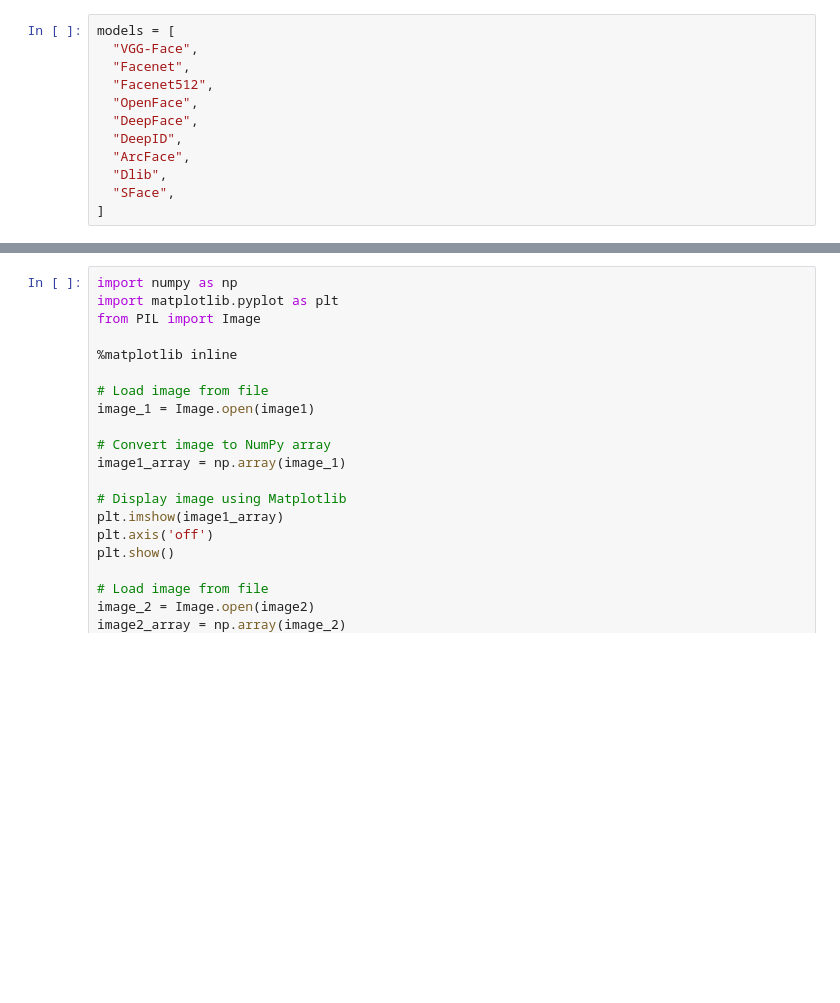
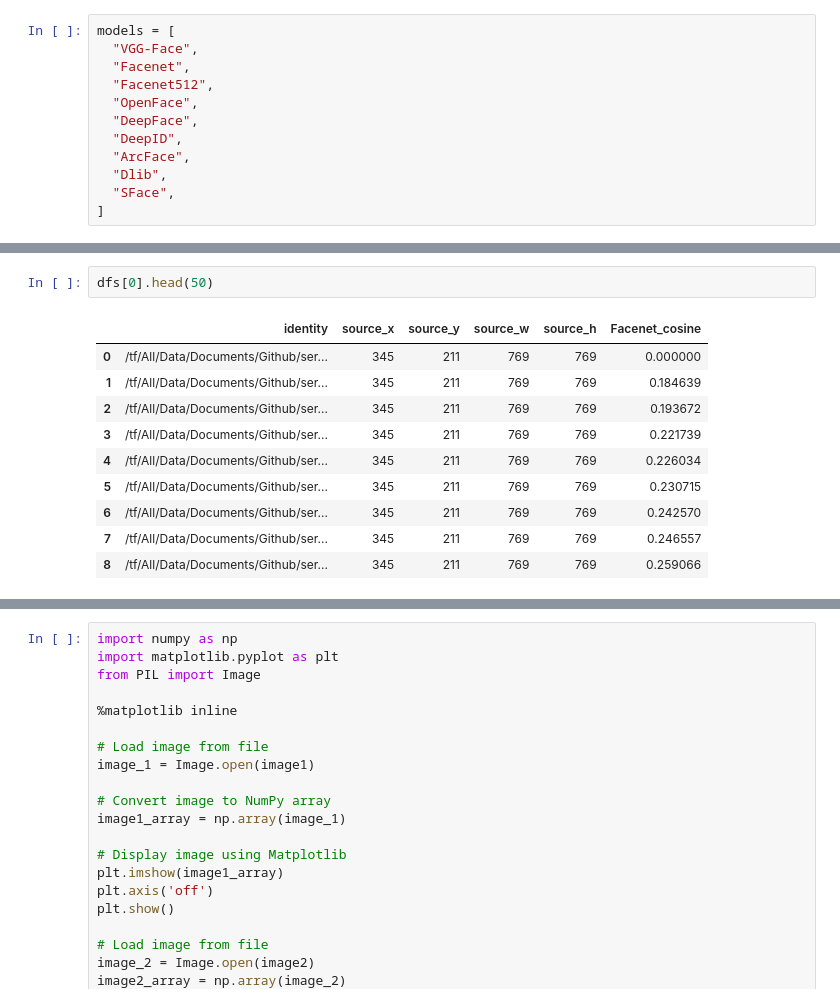
Before and after one commit to rkaunismaa/ComputerVisionProjectsWithPyTorch, a Jupyter notebook: Deep_Face/DeepFace_test_run.ipynb, the cells around one changed output, grey strips where cells are left out. Cells and saved outputs as stored; diff of their text form; blank space fills up the shorter version.

```diff
--- a/Deep_Face/DeepFace_test_run.ipynb
+++ b/Deep_Face/DeepFace_test_run.ipynb
@@ -233,3 +238,16 @@ find function lasts  90.09900736808777  seconds
+# %%
+dfs[0].head(50)
+# %% [output]
+|  | identity | source_x | source_y | source_w | source_h | Facenet_cosine |
+| 0 | /tf/All/Data/Documents/Github/ser... | 345 | 211 | 769 | 769 | 0.000000 |
+| 1 | /tf/All/Data/Documents/Github/ser... | 345 | 211 | 769 | 769 | 0.184639 |
+| 2 | /tf/All/Data/Documents/Github/ser... | 345 | 211 | 769 | 769 | 0.193672 |
+| 3 | /tf/All/Data/Documents/Github/ser... | 345 | 211 | 769 | 769 | 0.221739 |
+| 4 | /tf/All/Data/Documents/Github/ser... | 345 | 211 | 769 | 769 | 0.226034 |
+| 5 | /tf/All/Data/Documents/Github/ser... | 345 | 211 | 769 | 769 | 0.230715 |
+| 6 | /tf/All/Data/Documents/Github/ser... | 345 | 211 | 769 | 769 | 0.242570 |
+| 7 | /tf/All/Data/Documents/Github/ser... | 345 | 211 | 769 | 769 | 0.246557 |
+| 8 | /tf/All/Data/Documents/Github/ser... | 345 | 211 | 769 | 769 | 0.259066 |
 # %%
 #embeddings
 embedding_objs = DeepFace.represent(img_path = image1,
```
Also changed, not shown: parts of 14 cells of this notebook.
